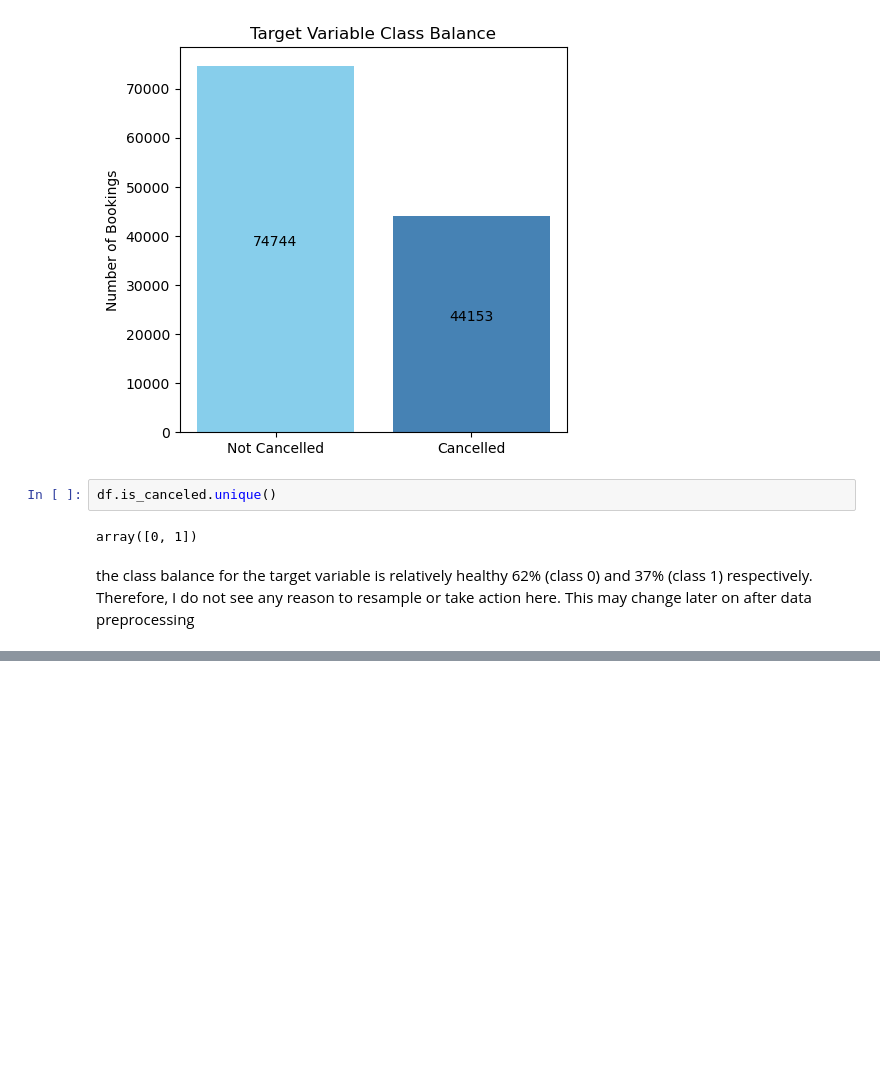
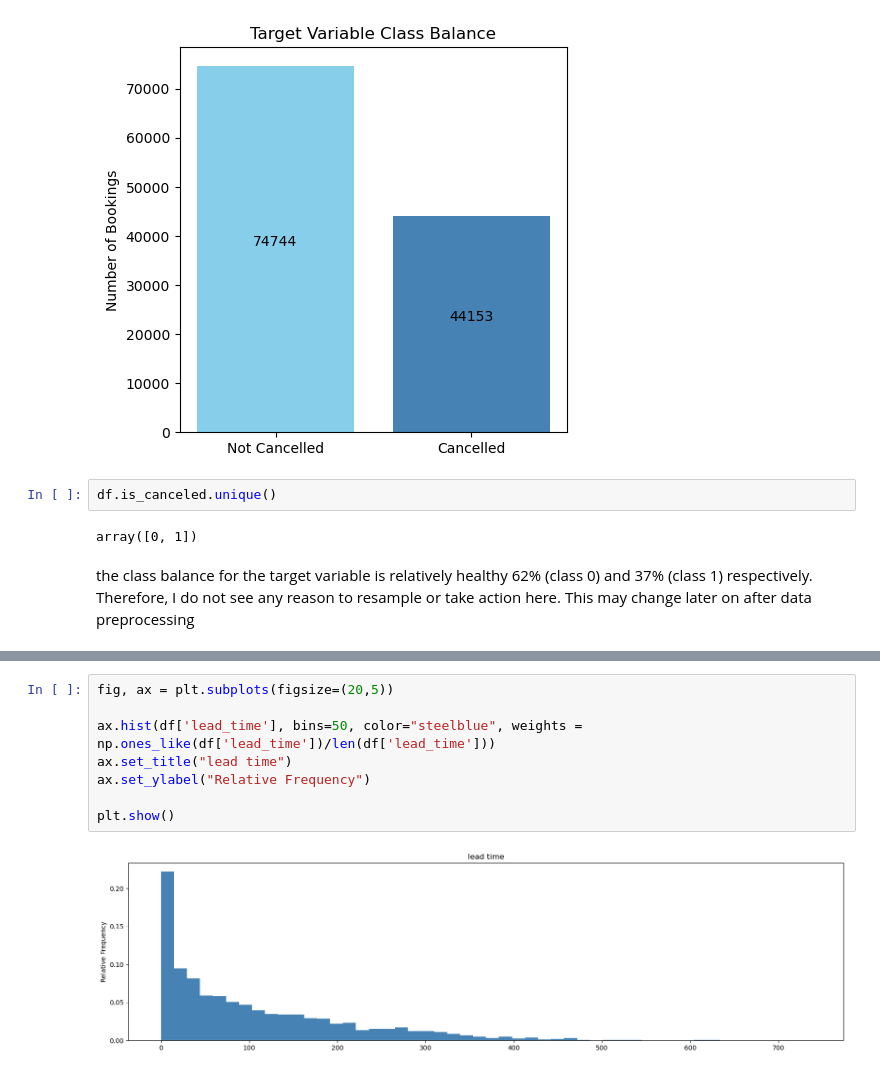
Before and after one commit to AlanChamathil/hotel-booking, a Jupyter notebook: data-exploration/univariate_analysis.ipynb, the cells around one changed output, grey strips where cells are left out. Saved outputs shown, nothing was run; the diff lists cells and outputs as text; blank space fills up the shorter version.

```diff
--- a/data-exploration/univariate_analysis.ipynb
+++ b/data-exploration/univariate_analysis.ipynb
@@ -103,0 +104,10 @@ plt.show()
+# %%
+fig, ax = plt.subplots(figsize=(20,5))
+
+ax.hist(df['lead_time'], bins=50, color="steelblue", weights = np.ones_like(df['lead_time'])/len(df['lead_time']))
+ax.set_title("lead time")
+ax.set_ylabel("Relative Frequency")
+
+plt.show()
+# %% [output]
+[figure, added]
```
Also changed, not shown: parts of 2 cells of this notebook.
